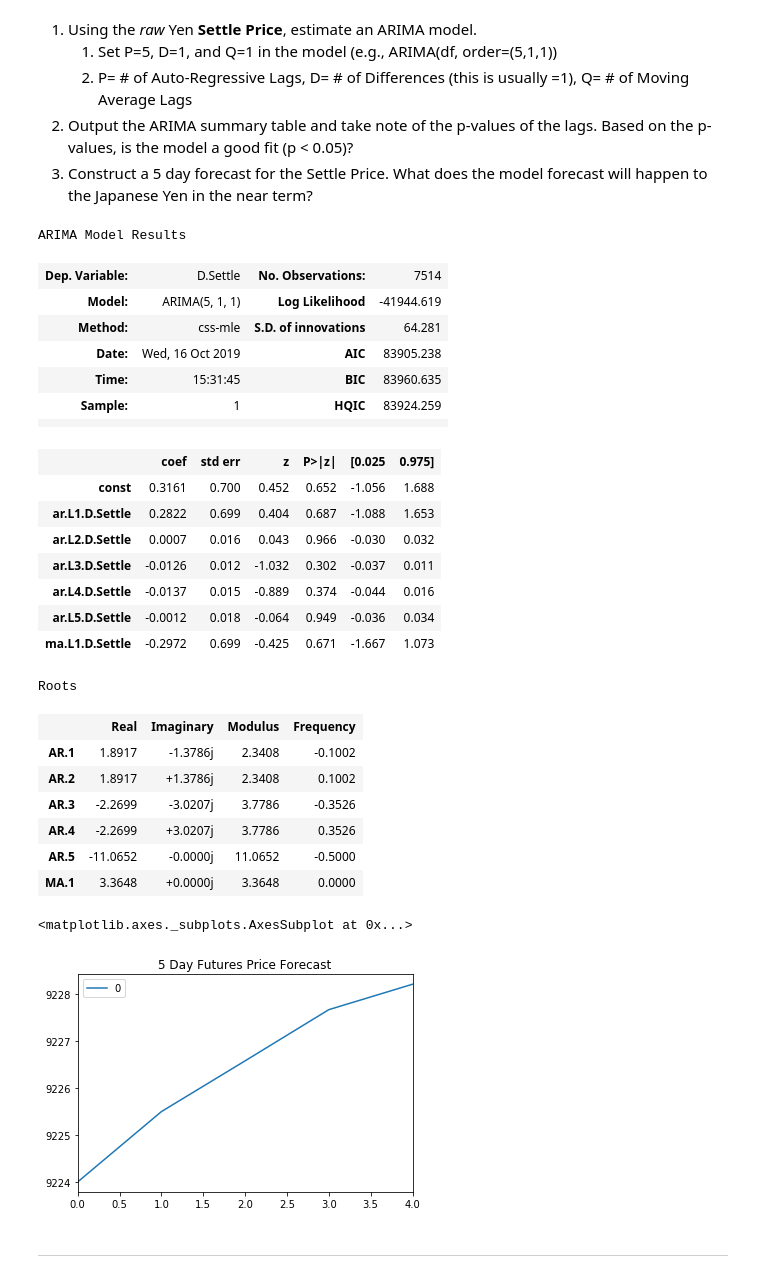
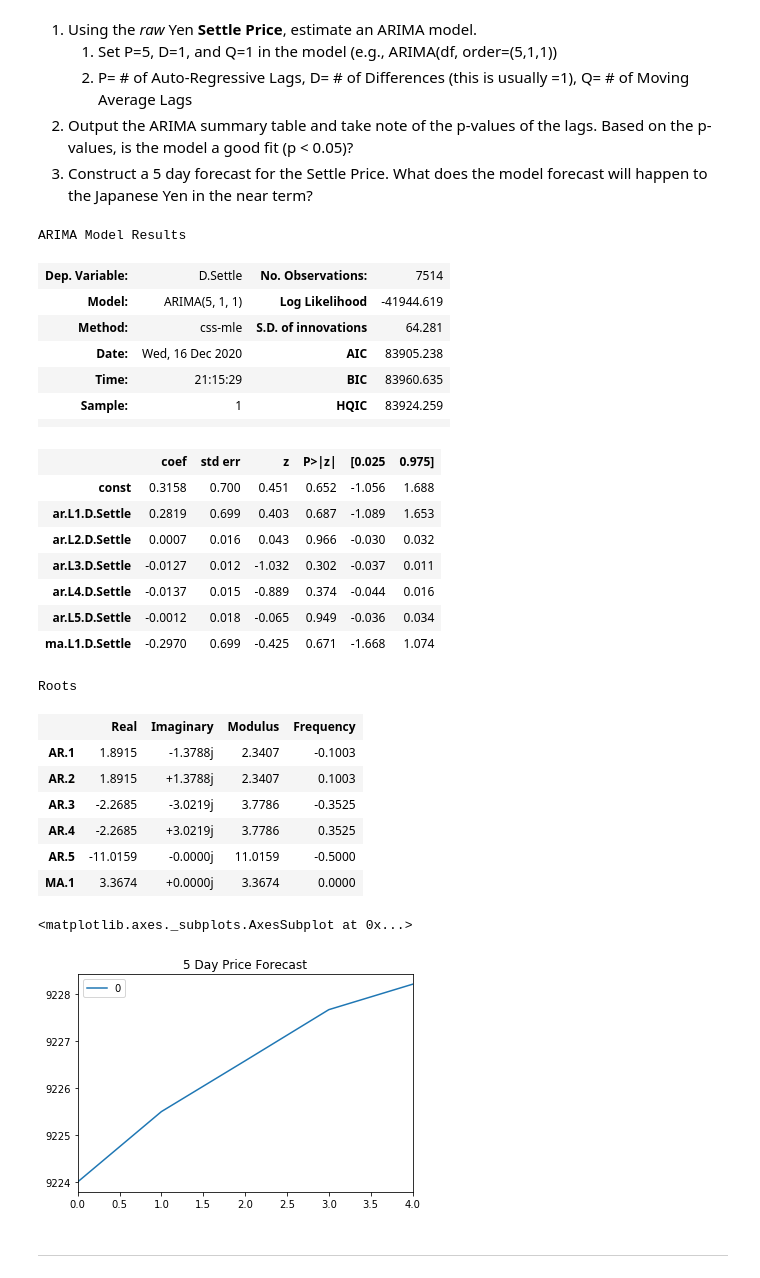
Before and after one commit to kristinav910/ForecastingExchangeRates, a Jupyter notebook: time_series_analysis.ipynb, the cells around one changed output. Drawn from its saved outputs; the diff is of its cells as text; code cells hidden in the pictures.

Commit message:
completed time series

```diff
--- a/time_series_analysis.ipynb
+++ b/time_series_analysis.ipynb
@@ -213,46 +211,44 @@ Roots
 # %%
-from statsmodels.tsa.arima_model import ARIMA
-
 # Estimate and ARIMA Model:
 # Hint: ARIMA(df, order=(p, d, q))
-# YOUR CODE HERE!
-
-# Fit the model
-# YOUR CODE HERE!
+model = ARIMA(Settle['Settle'], order=(5,1,1))
+# %%
+# Fit the model
+results_arima = model.fit()
 # %%
 # Output model summary results:
-results.summary()
+results_arima.summary()
 # %% [output]
 ARIMA Model Results
 | Dep. Variable: | D.Settle | No. Observations: | 7514 |
 | Model: | ARIMA(5, 1, 1) | Log Likelihood | -41944.619 |
 | Method: | css-mle | S.D. of innovations | 64.281 |
-| Date: | Wed, 16 Oct 2019 | AIC | 83905.238 |
-| Time: | 15:31:45 | BIC | 83960.635 |
+| Date: | Wed, 16 Dec 2020 | AIC | 83905.238 |
+| Time: | 21:15:29 | BIC | 83960.635 |
 | Sample: | 1 | HQIC | 83924.259 |
 |  |  |  |  |
 |  | coef | std err | z | P>|z| | [0.025 | 0.975] |
-| const | 0.3161 | 0.700 | 0.452 | 0.652 | -1.056 | 1.688 |
-| ar.L1.D.Settle | 0.2822 | 0.699 | 0.404 | 0.687 | -1.088 | 1.653 |
+| const | 0.3158 | 0.700 | 0.451 | 0.652 | -1.056 | 1.688 |
+| ar.L1.D.Settle | 0.2819 | 0.699 | 0.403 | 0.687 | -1.089 | 1.653 |
 | ar.L2.D.Settle | 0.0007 | 0.016 | 0.043 | 0.966 | -0.030 | 0.032 |
-| ar.L3.D.Settle | -0.0126 | 0.012 | -1.032 | 0.302 | -0.037 | 0.011 |
+| ar.L3.D.Settle | -0.0127 | 0.012 | -1.032 | 0.302 | -0.037 | 0.011 |
 | ar.L4.D.Settle | -0.0137 | 0.015 | -0.889 | 0.374 | -0.044 | 0.016 |
-| ar.L5.D.Settle | -0.0012 | 0.018 | -0.064 | 0.949 | -0.036 | 0.034 |
-| ma.L1.D.Settle | -0.2972 | 0.699 | -0.425 | 0.671 | -1.667 | 1.073 |
+| ar.L5.D.Settle | -0.0012 | 0.018 | -0.065 | 0.949 | -0.036 | 0.034 |
+| ma.L1.D.Settle | -0.2970 | 0.699 | -0.425 | 0.671 | -1.668 | 1.074 |
 Roots
 |  | Real | Imaginary | Modulus | Frequency |
-| AR.1 | 1.8917 | -1.3786j | 2.3408 | -0.1002 |
-| AR.2 | 1.8917 | +1.3786j | 2.3408 | 0.1002 |
-| AR.3 | -2.2699 | -3.0207j | 3.7786 | -0.3526 |
-| AR.4 | -2.2699 | +3.0207j | 3.7786 | 0.3526 |
-| AR.5 | -11.0652 | -0.0000j | 11.0652 | -0.5000 |
-| MA.1 | 3.3648 | +0.0000j | 3.3648 | 0.0000 |
+| AR.1 | 1.8915 | -1.3788j | 2.3407 | -0.1003 |
+| AR.2 | 1.8915 | +1.3788j | 2.3407 | 0.1003 |
+| AR.3 | -2.2685 | -3.0219j | 3.7786 | -0.3525 |
+| AR.4 | -2.2685 | +3.0219j | 3.7786 | 0.3525 |
+| AR.5 | -11.0159 | -0.0000j | 11.0159 | -0.5000 |
+| MA.1 | 3.3674 | +0.0000j | 3.3674 | 0.0000 |
 # %%
 # Plot the 5 Day Price Forecast
-# YOUR CODE HERE!
+pd.DataFrame(results_arima.forecast(steps=5)[0]).plot(title="5 Day Price Forecast")
 # %% [output]
 <matplotlib.axes._subplots.AxesSubplot at 0x...>
-[figure, old version]
+[figure, new version]
 # %% [markdown]
 ---
 # %% [markdown]
```
Also changed, not shown: parts of 17 cells of this notebook.
